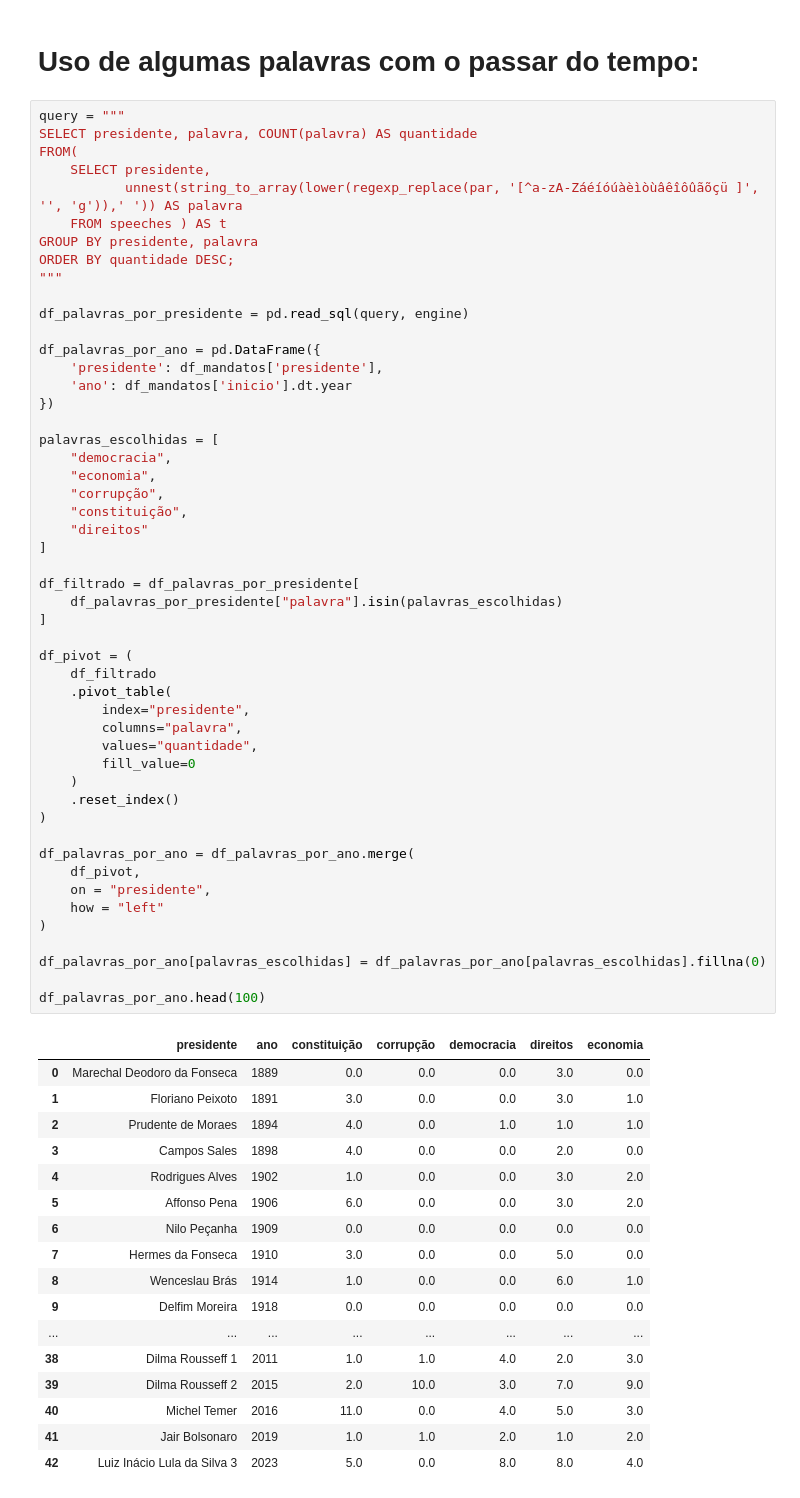
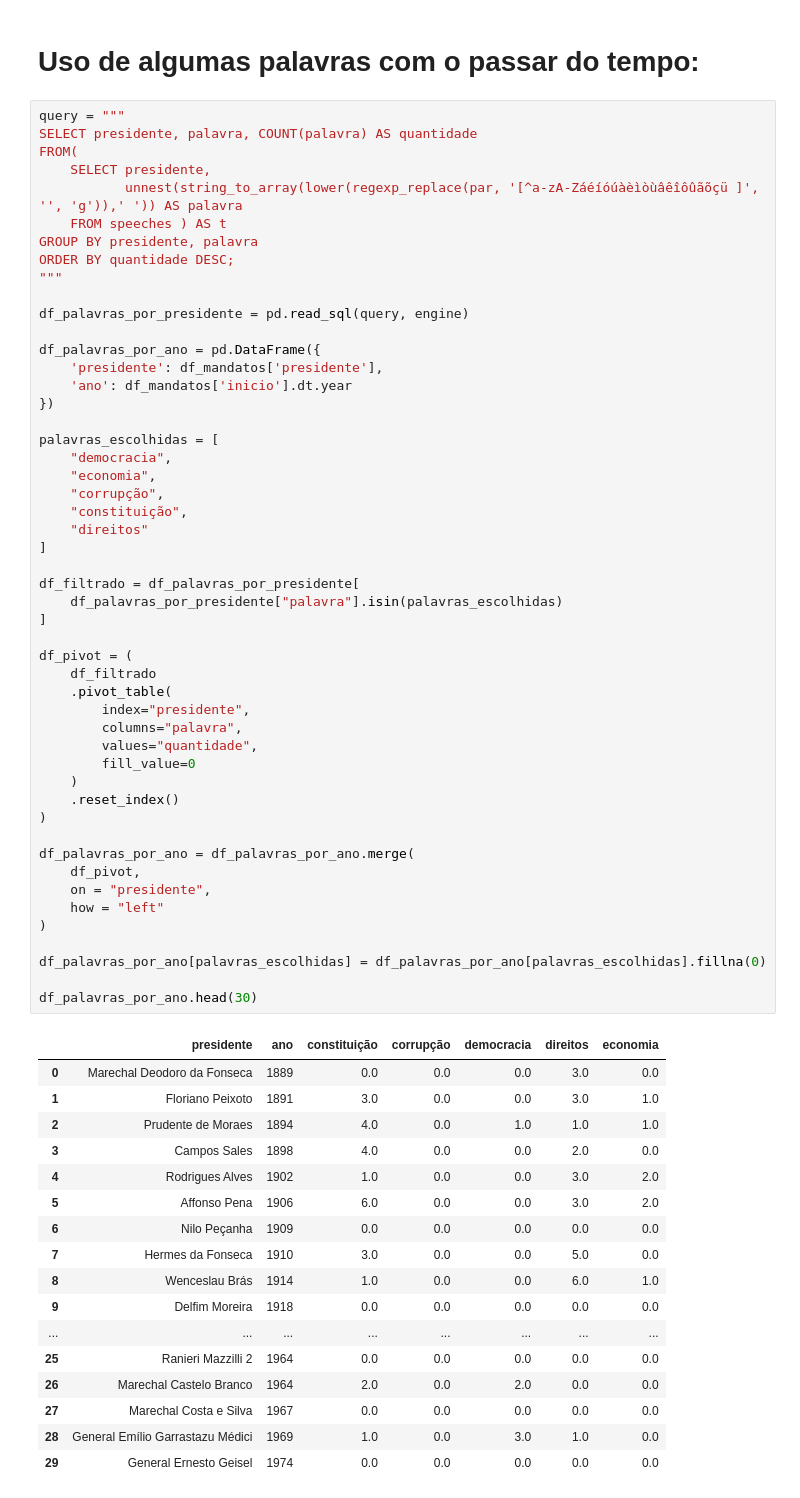
Before and after one commit to PhysicTeacherCode/Brazil-President-s-Speeches-Analysis, a Jupyter notebook: notebooks/01-exploratory.ipynb, the cells around one changed output. Cells and saved outputs as stored; diff of their text form.

```diff
--- a/notebooks/01-exploratory.ipynb
+++ b/notebooks/01-exploratory.ipynb
@@ -517,36 +518,36 @@ df_pivot = (
     .pivot_table(
         index="presidente",
         columns="palavra",
         values="quantidade",
         fill_value=0
     )
     .reset_index()
 )
 
 df_palavras_por_ano = df_palavras_por_ano.merge(
     df_pivot,
     on = "presidente",
     how = "left"
 )
 
 df_palavras_por_ano[palavras_escolhidas] = df_palavras_por_ano[palavras_escolhidas].fillna(0)
 
-df_palavras_por_ano.head(100)
+df_palavras_por_ano.head(30)
 # %% [output]
 |  | presidente | ano | constituição | corrupção | democracia | direitos | economia |
 | 0 | Marechal Deodoro da Fonseca | 1889 | 0.0 | 0.0 | 0.0 | 3.0 | 0.0 |
 | 1 | Floriano Peixoto | 1891 | 3.0 | 0.0 | 0.0 | 3.0 | 1.0 |
 | 2 | Prudente de Moraes | 1894 | 4.0 | 0.0 | 1.0 | 1.0 | 1.0 |
 | 3 | Campos Sales | 1898 | 4.0 | 0.0 | 0.0 | 2.0 | 0.0 |
 | 4 | Rodrigues Alves | 1902 | 1.0 | 0.0 | 0.0 | 3.0 | 2.0 |
 | 5 | Affonso Pena | 1906 | 6.0 | 0.0 | 0.0 | 3.0 | 2.0 |
 | 6 | Nilo Peçanha | 1909 | 0.0 | 0.0 | 0.0 | 0.0 | 0.0 |
 | 7 | Hermes da Fonseca | 1910 | 3.0 | 0.0 | 0.0 | 5.0 | 0.0 |
 | 8 | Wenceslau Brás | 1914 | 1.0 | 0.0 | 0.0 | 6.0 | 1.0 |
 | 9 | Delfim Moreira | 1918 | 0.0 | 0.0 | 0.0 | 0.0 | 0.0 |
 | ... | ... | ... | ... | ... | ... | ... | ... |
-| 38 | Dilma Rousseff 1 | 2011 | 1.0 | 1.0 | 4.0 | 2.0 | 3.0 |
-| 39 | Dilma Rousseff 2 | 2015 | 2.0 | 10.0 | 3.0 | 7.0 | 9.0 |
-| 40 | Michel Temer | 2016 | 11.0 | 0.0 | 4.0 | 5.0 | 3.0 |
-| 41 | Jair Bolsonaro | 2019 | 1.0 | 1.0 | 2.0 | 1.0 | 2.0 |
-| 42 | Luiz Inácio Lula da Silva 3 | 2023 | 5.0 | 0.0 | 8.0 | 8.0 | 4.0 |
+| 25 | Ranieri Mazzilli 2 | 1964 | 0.0 | 0.0 | 0.0 | 0.0 | 0.0 |
+| 26 | Marechal Castelo Branco | 1964 | 2.0 | 0.0 | 2.0 | 0.0 | 0.0 |
+| 27 | Marechal Costa e Silva | 1967 | 0.0 | 0.0 | 0.0 | 0.0 | 0.0 |
+| 28 | General Emílio Garrastazu Médici | 1969 | 1.0 | 0.0 | 3.0 | 1.0 | 0.0 |
+| 29 | General Ernesto Geisel | 1974 | 0.0 | 0.0 | 0.0 | 0.0 | 0.0 |
```
Also changed, not shown: parts of 4 cells of this notebook, 2 other files.
